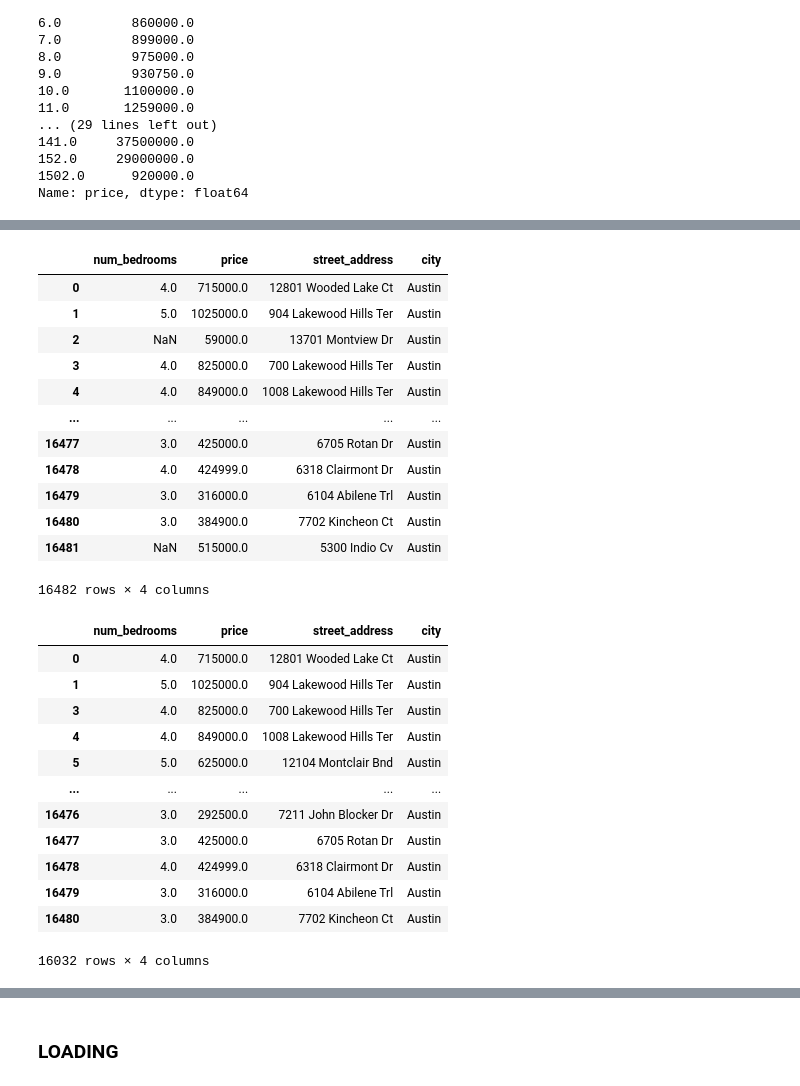
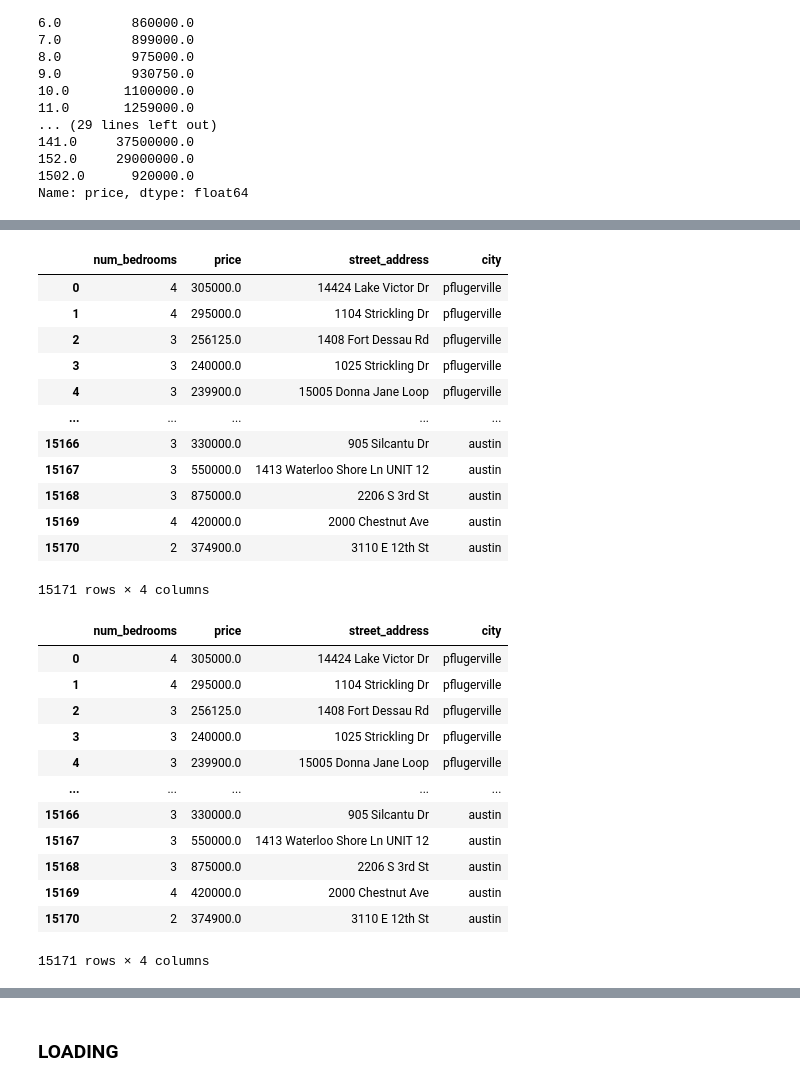
Before and after one commit to poonam-ux/ETL_Project, a Jupyter notebook: ETL_Housing_data/city_housing.ipynb, the cells around one changed output, grey strips where cells are left out. Cells and saved outputs as stored; diff of their text form; code cells hidden in the pictures.

```diff
--- a/city_housing_yelp_users.ipynb
+++ b/ETL_Housing_data/city_housing.ipynb
@@ -28,6 +28,6 @@ ny_area_df
 # %%
 # Store Austin CSV into a dataframe
 csv_file = "./Resources/austin_housing.csv"
-autin_df = pd.read_csv(csv_file)
-autin_df.head()
+austin_df = pd.read_csv(csv_file)
+austin_df
 # %% [output]
@@ -206,37 +248,38 @@ ny_stats.head()
 # %%
 # Create new data with select columns for Austin dataframe
-austin_clean_df = autin_df[["bedrooms", "latest_price", "address_streetAddress", "address_city"]].copy()
-austin_clean_df = austin_clean_df.rename(columns={'bedrooms': 'num_bedrooms', 'latest_price': 'price', 'address_streetAddress': 'street_address', 'address_city': 'city'})
+austin_clean_df = austin_df[["numOfBedrooms", "latestPrice", "streetAddress", "city"]].copy()
+austin_clean_df = austin_clean_df.rename(columns={'numOfBedrooms': 'num_bedrooms', 'latestPrice': 'price', "streetAddress": "street_address"})
 austin_clean_df
 # %% [output]
 |  | num_bedrooms | price | street_address | city |
-| 0 | 4.0 | 715000.0 | 12801 Wooded Lake Ct | Austin |
-| 1 | 5.0 | 1025000.0 | 904 Lakewood Hills Ter | Austin |
-| 2 | NaN | 59000.0 | 13701 Montview Dr | Austin |
-| 3 | 4.0 | 825000.0 | 700 Lakewood Hills Ter | Austin |
-| 4 | 4.0 | 849000.0 | 1008 Lakewood Hills Ter | Austin |
+| 0 | 4 | 305000.0 | 14424 Lake Victor Dr | pflugerville |
+| 1 | 4 | 295000.0 | 1104 Strickling Dr | pflugerville |
+| 2 | 3 | 256125.0 | 1408 Fort Dessau Rd | pflugerville |
+| 3 | 3 | 240000.0 | 1025 Strickling Dr | pflugerville |
+| 4 | 3 | 239900.0 | 15005 Donna Jane Loop | pflugerville |
 | ... | ... | ... | ... | ... |
-| 16477 | 3.0 | 425000.0 | 6705 Rotan Dr | Austin |
-| 16478 | 4.0 | 424999.0 | 6318 Clairmont Dr | Austin |
-| 16479 | 3.0 | 316000.0 | 6104 Abilene Trl | Austin |
-| 16480 | 3.0 | 384900.0 | 7702 Kincheon Ct | Austin |
-| 16481 | NaN | 515000.0 | 5300 Indio Cv | Austin |
+| 15166 | 3 | 330000.0 | 905 Silcantu Dr | austin |
+| 15167 | 3 | 550000.0 | 1413 Waterloo Shore Ln UNIT 12 | austin |
+| 15168 | 3 | 875000.0 | 2206 S 3rd St | austin |
+| 15169 | 4 | 420000.0 | 2000 Chestnut Ave | austin |
+| 15170 | 2 | 374900.0 | 3110 E 12th St | austin |
-16482 rows × 4 columns
+15171 rows × 4 columns
 # %%
 # Drop NaN values
-austin_clean_df.dropna()
+austin_df = austin_clean_df.dropna()
+austin_df
 # %% [output]
 |  | num_bedrooms | price | street_address | city |
-| 0 | 4.0 | 715000.0 | 12801 Wooded Lake Ct | Austin |
-| 1 | 5.0 | 1025000.0 | 904 Lakewood Hills Ter | Austin |
-| 3 | 4.0 | 825000.0 | 700 Lakewood Hills Ter | Austin |
-| 4 | 4.0 | 849000.0 | 1008 Lakewood Hills Ter | Austin |
-| 5 | 5.0 | 625000.0 | 12104 Montclair Bnd | Austin |
+| 0 | 4 | 305000.0 | 14424 Lake Victor Dr | pflugerville |
+| 1 | 4 | 295000.0 | 1104 Strickling Dr | pflugerville |
+| 2 | 3 | 256125.0 | 1408 Fort Dessau Rd | pflugerville |
+| 3 | 3 | 240000.0 | 1025 Strickling Dr | pflugerville |
+| 4 | 3 | 239900.0 | 15005 Donna Jane Loop | pflugerville |
 | ... | ... | ... | ... | ... |
-| 16476 | 3.0 | 292500.0 | 7211 John Blocker Dr | Austin |
-| 16477 | 3.0 | 425000.0 | 6705 Rotan Dr | Austin |
-| 16478 | 4.0 | 424999.0 | 6318 Clairmont Dr | Austin |
-| 16479 | 3.0 | 316000.0 | 6104 Abilene Trl | Austin |
-| 16480 | 3.0 | 384900.0 | 7702 Kincheon Ct | Austin |
+| 15166 | 3 | 330000.0 | 905 Silcantu Dr | austin |
+| 15167 | 3 | 550000.0 | 1413 Waterloo Shore Ln UNIT 12 | austin |
+| 15168 | 3 | 875000.0 | 2206 S 3rd St | austin |
+| 15169 | 4 | 420000.0 | 2000 Chestnut Ave | austin |
+| 15170 | 2 | 374900.0 | 3110 E 12th St | austin |
-16032 rows × 4 columns
+15171 rows × 4 columns
 # %%
```
Also changed, not shown: parts of 38 cells of this notebook, 16 other files.
